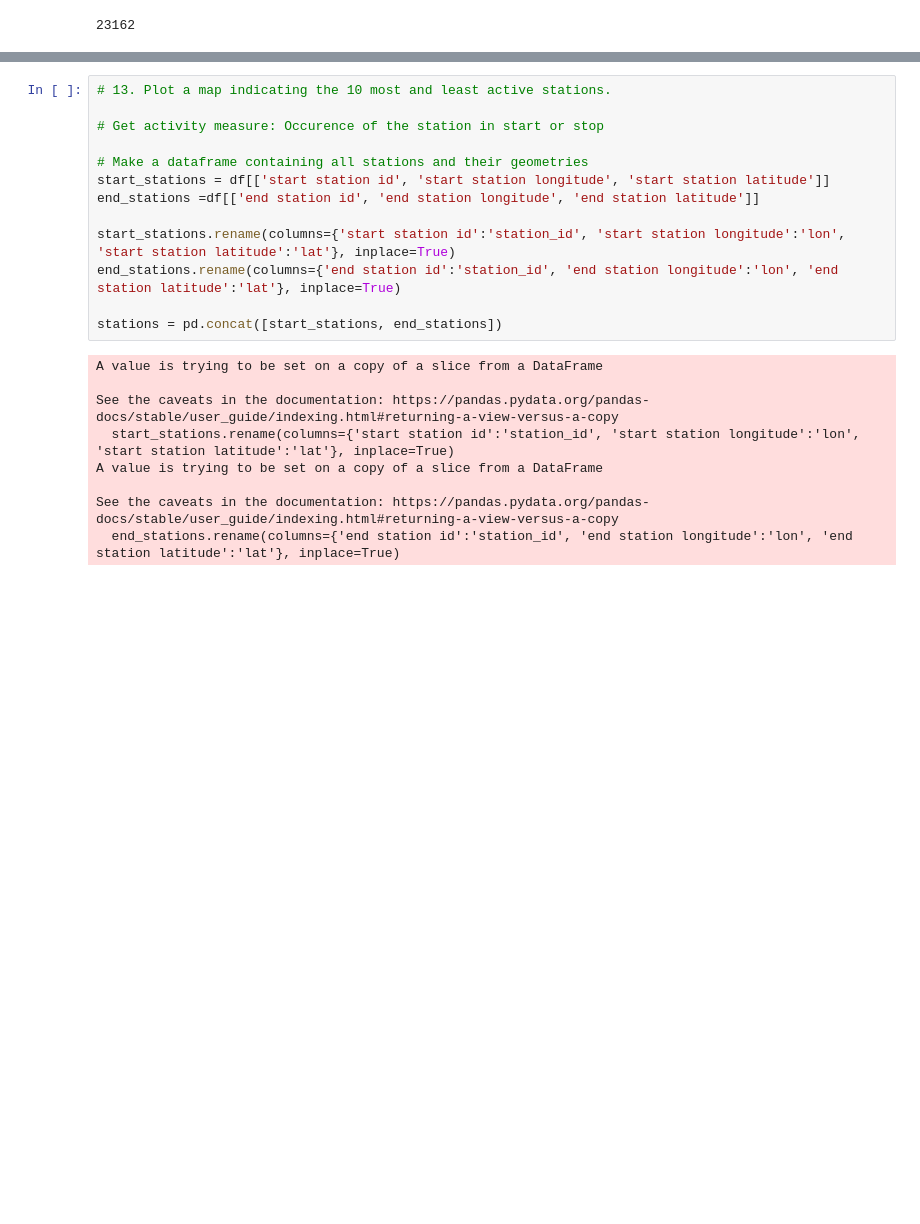
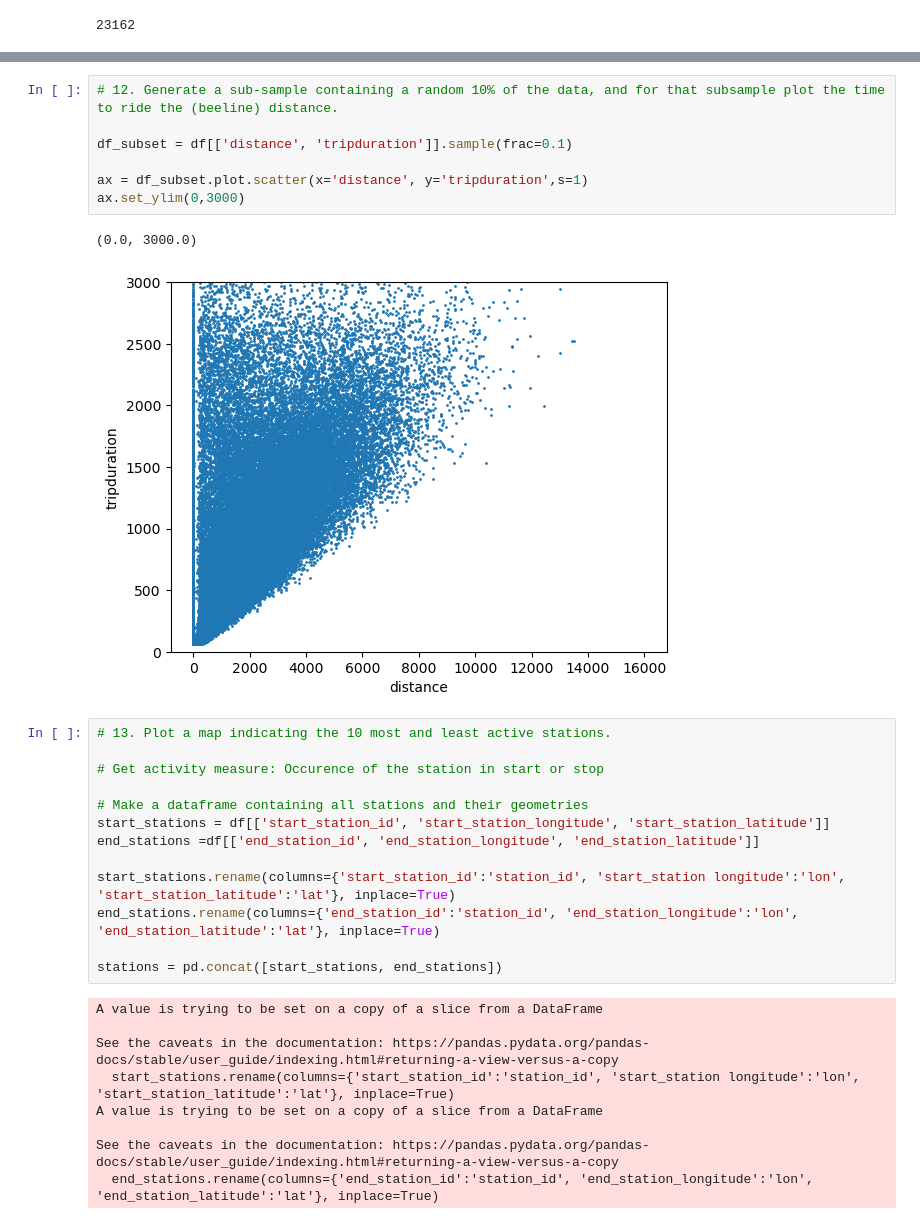
Before and after one commit to AdrianHauser/Advanced-Spatial-Analysis-II, a Jupyter notebook: Data_Challenge.ipynb, the cells around one changed output, grey strips where cells are left out. Saved outputs shown, nothing was run; the diff lists cells and outputs as text; blank space fills up the shorter version.

```diff
--- a/Data_Challenge.ipynb
+++ b/Data_Challenge.ipynb
@@ -169,23 +167,33 @@ gdf_subset.plot.scatter(x = 'distance', y='tripduration',s=1)
+# %%
+# 12. Generate a sub-sample containing a random 10% of the data, and for that subsample plot the time to ride the (beeline) distance.
+
+df_subset = df[['distance', 'tripduration']].sample(frac=0.1)
+
+ax = df_subset.plot.scatter(x='distance', y='tripduration',s=1)
+ax.set_ylim(0,3000)
+# %% [output]
+(0.0, 3000.0)
+[figure, added]
 # %%
 # 13. Plot a map indicating the 10 most and least active stations.
 
 # Get activity measure: Occurence of the station in start or stop
 
 # Make a dataframe containing all stations and their geometries
-start_stations = df[['start station id', 'start station longitude', 'start station latitude']]
-end_stations =df[['end station id', 'end station longitude', 'end station latitude']]
+start_stations = df[['start_station_id', 'start_station_longitude', 'start_station_latitude']]
+end_stations =df[['end_station_id', 'end_station_longitude', 'end_station_latitude']]
 
-start_stations.rename(columns={'start station id':'station_id', 'start station longitude':'lon', 'start station latitude':'lat'}, inplace=True)
-end_stations.rename(columns={'end station id':'station_id', 'end station longitude':'lon', 'end station latitude':'lat'}, inplace=True)
+start_stations.rename(columns={'start_station_id':'station_id', 'start_station longitude':'lon', 'start_station_latitude':'lat'}, inplace=True)
+end_stations.rename(columns={'end_station_id':'station_id', 'end_station_longitude':'lon', 'end_station_latitude':'lat'}, inplace=True)
 
 stations = pd.concat([start_stations, end_stations])
 # %% [output]
 A value is trying to be set on a copy of a slice from a DataFrame
 
 See the caveats in the documentation: https://pandas.pydata.org/pandas-docs/stable/user_guide/indexing.html#returning-a-view-versus-a-copy
-  start_stations.rename(columns={'start station id':'station_id', 'start station longitude':'lon', 'start station latitude':'lat'}, inplace=True)
+  start_stations.rename(columns={'start_station_id':'station_id', 'start_station longitude':'lon', 'start_station_latitude':'lat'}, inplace=True)
 A value is trying to be set on a copy of a slice from a DataFrame
 
 See the caveats in the documentation: https://pandas.pydata.org/pandas-docs/stable/user_guide/indexing.html#returning-a-view-versus-a-copy
-  end_stations.rename(columns={'end station id':'station_id', 'end station longitude':'lon', 'end station latitude':'lat'}, inplace=True)
+  end_stations.rename(columns={'end_station_id':'station_id', 'end_station_longitude':'lon', 'end_station_latitude':'lat'}, inplace=True)
 # %%
```
Also changed, not shown: parts of 14 cells of this notebook.
